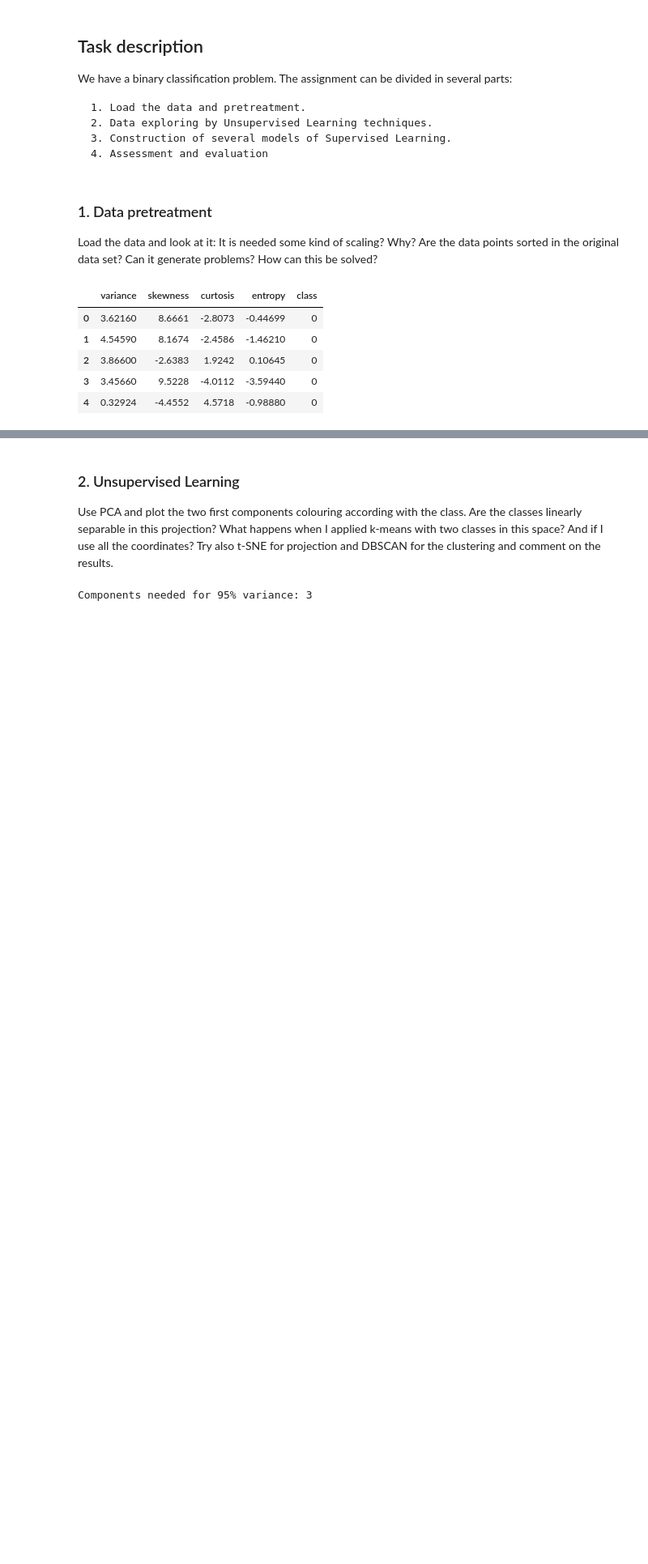
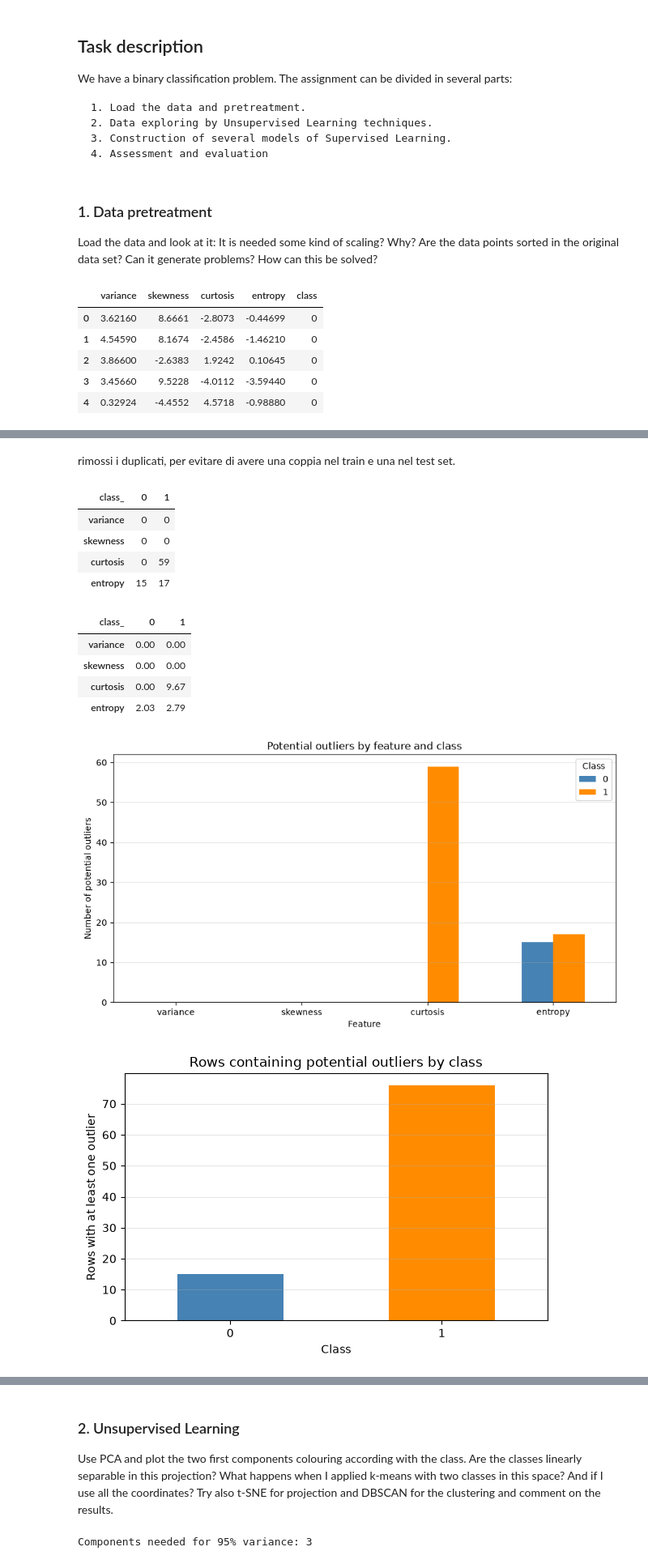
Before and after one commit to NicXVII/Intro_to_ML_26-27, a Jupyter notebook: Challenges/challenge_one.ipynb, the cells around one changed output, grey strips where cells are left out. Shown at 81% size. Drawn from its saved outputs; the diff is of its cells as text; code cells hidden in the pictures; blank space fills up the shorter version.

```diff
--- a/Challenges/challenge_one.ipynb
+++ b/Challenges/challenge_one.ipynb
@@ -89,0 +84,10 @@ Rows with at least one potential outlier: 92
+# %%
+features = df_clean[feature_columns]
+q1 = features.quantile(0.25)
+q3 = features.quantile(0.75)
+iqr = q3 - q1
+outlier_mask = features.lt(q1 - 1.5 * iqr) | features.gt(q3 + 1.5 * iqr)
+
+print("Potential outliers by feature:")
+print(outlier_mask.sum())
+print(f"Rows with at least one potential outlier: {outlier_mask.any(axis=1).sum()}")
@@ -89,0 +102,65 @@ Rows with at least one potential outlier: 92
+# %% [markdown]
+rimossi i duplicati, per evitare di avere una coppia nel train e una nel test set.
+# %%
+# Add class labels to the outlier mask
+outliers_by_class = outlier_mask.assign(
+    class_=df_clean["class"]
+)
+# Number of potential outliers by feature and class
+outlier_counts = outliers_by_class.groupby("class_").sum().T
+outlier_percent = (
+    outliers_by_class.groupby("class_").mean().T.mul(100).round(2)
+)
+
+display(outlier_counts)
+display(outlier_percent)
+
+# Plot counts by class
+outlier_counts.plot(
+    kind="bar",
+    figsize=(9, 5),
+    color=["steelblue", "darkorange"],
+)
+
+plt.xlabel("Feature")
+plt.ylabel("Number of potential outliers")
+plt.title("Potential outliers by feature and class")
+plt.xticks(rotation=0)
+plt.legend(title="Class")
+plt.grid(axis="y", alpha=0.3)
+plt.tight_layout()
+plt.show()
+
+# Plot rows with at least one potential outlier
+row_outliers_by_class = (
+    outlier_mask.any(axis=1)
+    .groupby(df_clean["class"])
+    .sum()
+)
+
+row_outliers_by_class.plot(
+    kind="bar",
+    figsize=(6, 4),
+    color=["steelblue", "darkorange"],
+)
+
+plt.xlabel("Class")
+plt.ylabel("Rows with at least one outlier")
+plt.title("Rows containing potential outliers by class")
+plt.xticks(rotation=0)
+plt.grid(axis="y", alpha=0.3)
+plt.tight_layout()
+plt.show()
+# %% [output]
+| class_ | 0 | 1 |
+| variance | 0 | 0 |
+| skewness | 0 | 0 |
+| curtosis | 0 | 59 |
+| entropy | 15 | 17 |
+| class_ | 0 | 1 |
+| variance | 0.00 | 0.00 |
+| skewness | 0.00 | 0.00 |
+| curtosis | 0.00 | 9.67 |
+| entropy | 2.03 | 2.79 |
+[figure, added]
+[figure, added]
```
Also changed, not shown: parts of 26 cells of this notebook, 3 other files.
